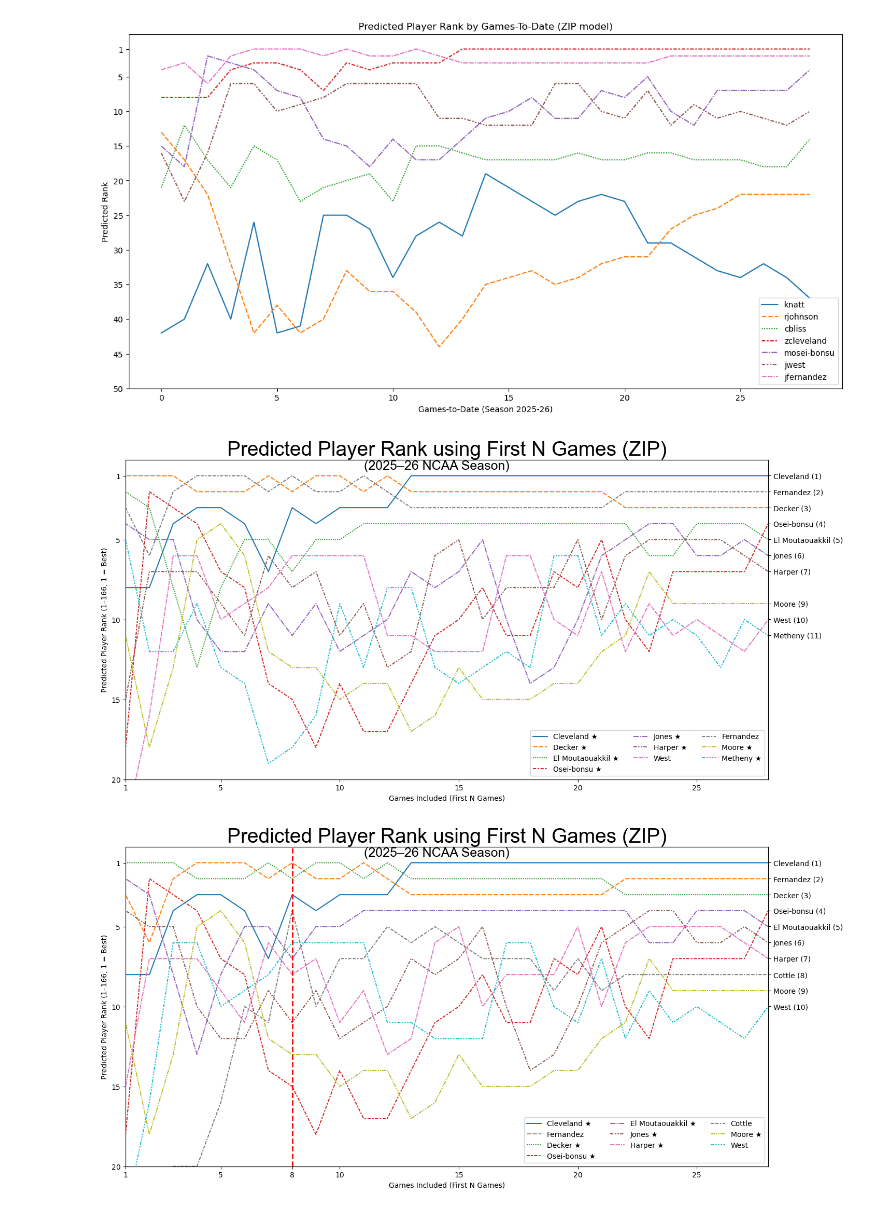
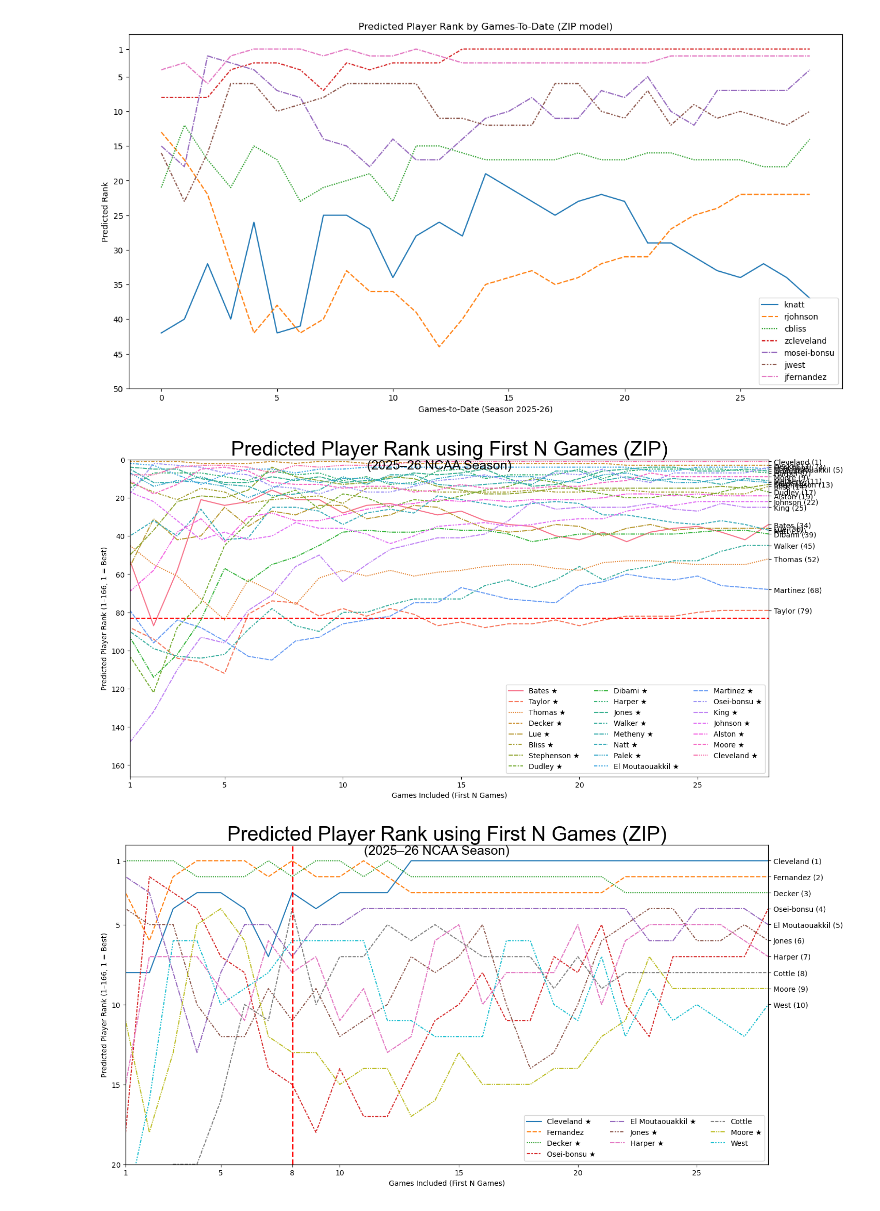
Before and after one commit to charlestlane/ksu_analyticsday_spring2026, a Jupyter notebook: code/DATA4990.Bresko.Lane.Treangen.Analysis.ipynb, the cells around one changed output. Saved outputs shown, nothing was run; the diff lists cells and outputs as text; code cells hidden in the pictures.

Commit message:
cleaned up metrics function, and resolved bug with average_precision_at_k function. Made one new plot to showcase all winners ended up in top half of player predictions.

```diff
--- a/code/DATA4990.Bresko.Lane.Treangen.Analysis.ipynb
+++ b/code/DATA4990.Bresko.Lane.Treangen.Analysis.ipynb
@@ -843,7 +819,7 @@ reg_candidates = {
     ),
 
     "Poisson": (
-    PoissonRegressor(max_iter=1000, alpha=1.0),
+    PoissonRegressor(max_iter=1000),
     {"alpha": [0.001, 0.01, 0.1, 1.0, 10.0]}
     ),
 }
@@ -1332,45 +1312,52 @@ top_10_predicted = prediction_ranks[:10]['pname']
 winners = list(test_full_season[test_full_season['award_count'] > 0]['pname'])
 
 plt.figure(figsize=(16,8))
-myplot = sns.lineplot(holder_gtd_df_ranked[top_10_predicted])
-myplot.set_yticks([1,5,10,15,20,25,30])
-myplot.set_ylim([0,20])
+myplot = sns.lineplot(holder_gtd_df_ranked[winners])
+# myplot.set_yticks([1,5,10,15,20,25,30])
+myplot.set_ylim([0,166])
 myplot.invert_yaxis()
 myplot.set_ylabel("Predicted Player Rank (1–166, 1 = Best)")
 myplot.set_xlabel("Games Included (First N Games)")
 myplot.set_title("Predicted Player Rank using First N Games (ZIP)", fontsize=28, fontfamily="Arial")
 handles, labels = myplot.get_legend_handles_labels()
 fix_names1 = [label + " ★" if label in winners else label for label in labels]
 fix_names2 = [label[1:].capitalize() for label in fix_names1]
 fix_names3 = ["El Moutaouakkil" + label[2:] if label.startswith("El") else label for label in fix_names2]
 myplot.legend(handles, fix_names3, loc="lower right", ncol=3)
 myplot.set_xlim([1,28])
 myplot.set_xticks([1,5,10,15,20,25])
 
 ax2 = myplot.twinx()
 # ax2.set_yticks([1,5,10,15,20,25,30])
-ax2.set_ylim([0,20])
+ax2.set_ylim([0,166])
 ax2.invert_yaxis()
-final_predicted_ranks = dict(holder_gtd_df_ranked[top_10_predicted].iloc[-1])
+final_predicted_ranks = dict(holder_gtd_df_ranked[winners].iloc[-1])
 # tick_positions = list(final_predicted_ranks.values())
 tick_positions = np.array(list(final_predicted_ranks.values())) -.01
 tick_labels = list(final_predicted_ranks.keys())
 tick_fix_names1 = [label[1:].capitalize() + f" ({int(final_predicted_ranks[label])})" for label in tick_labels]
 tick_fix_names2 = ["El Moutaouakkil"+ f" ({int(final_predicted_ranks["mel"])})" if label.startswith("El") else label for label in tick_fix_names1]
 tick_new_labels = [label + " ★" if label in winners else label for label in tick_fix_names2]
 ax2.set_yticks(tick_positions)
 ax2.set_yticklabels(tick_new_labels)
 
+plt.axhline(
+    y = 166/2,
+    color = 'red',
+    linestyle = '--',
+    linewidth = 1.5
+)
+
 plt.suptitle(
     "(2025–26 NCAA Season)",
     fontsize=18,
     fontfamily="Arial",
     y=.88
 )
 
 plt.show()
 # %% [output]
-[figure, old version]
+[figure, new version]
 # %%
 top_10_predicted_28 = holder_gtd_df_ranked.copy().iloc[-1].reset_index().sort_values(by=28)['index'][:10]
 winners = list(test_full_season[test_full_season['award_count'] > 0]['pname'])
```
Also changed, not shown: parts of 10 cells of this notebook.
